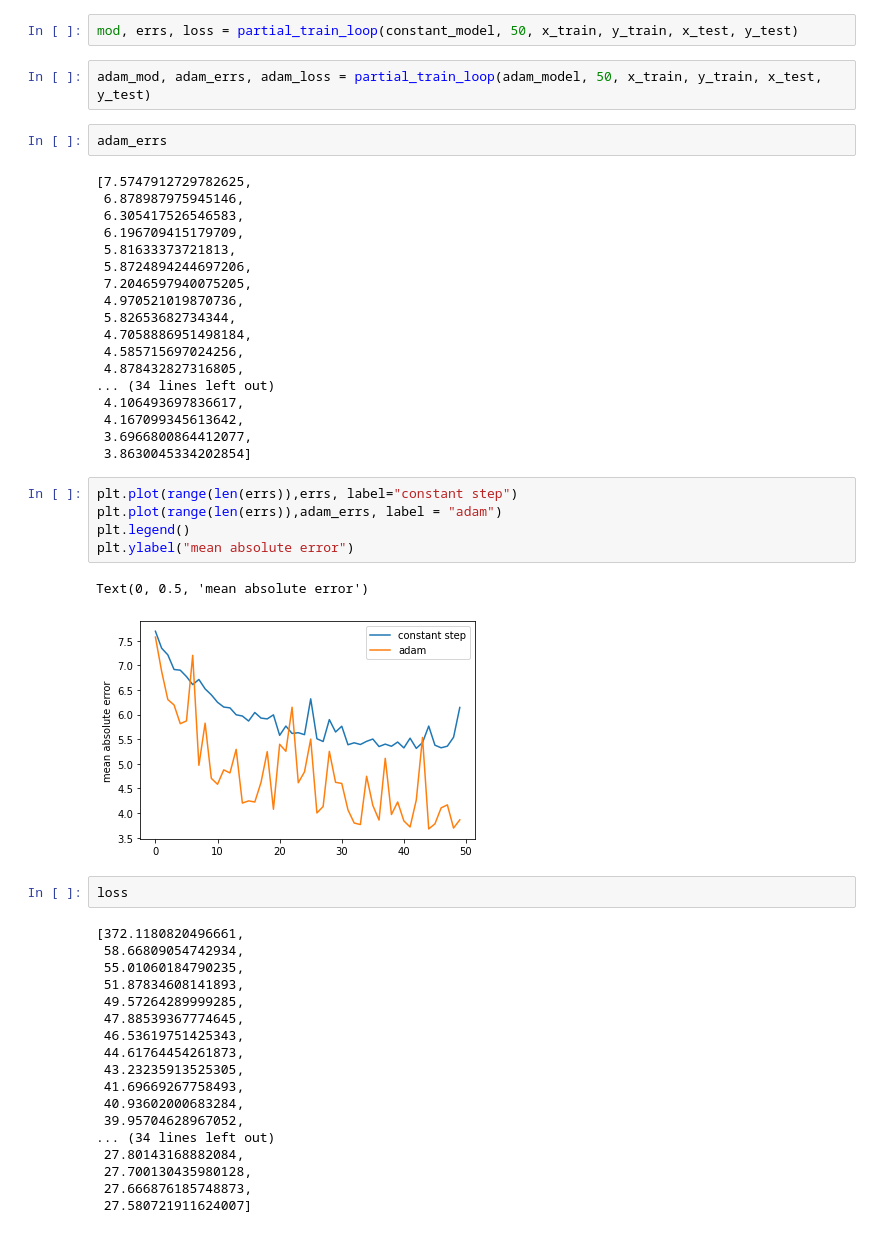
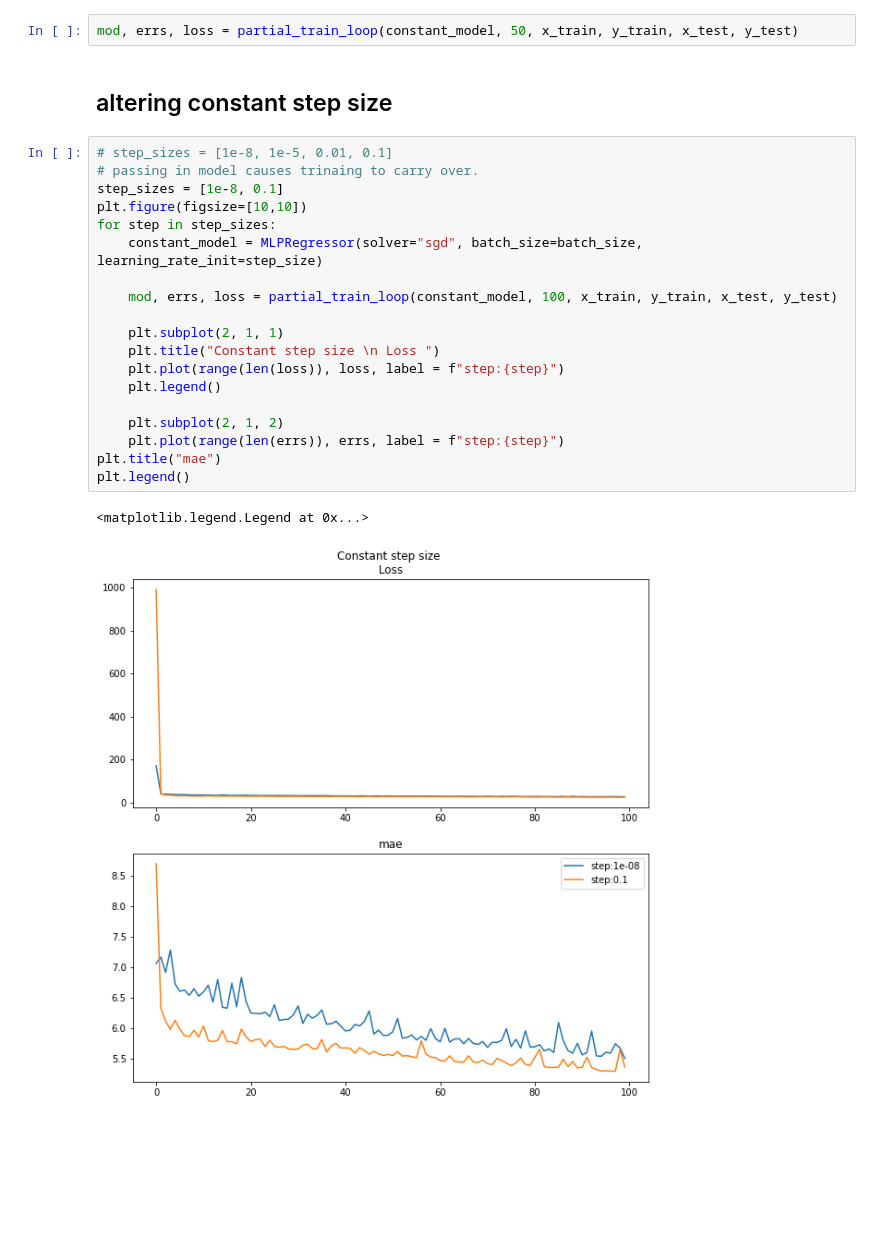
Before and after one commit to daltHub/optimisation_final, a Jupyter notebook: mlp_regression.ipynb, the cells around one changed output. Drawn from its saved outputs; the diff is of its cells as text; blank space fills up the shorter version.

```diff
--- a/mlp_regression.ipynb
+++ b/mlp_regression.ipynb
@@ -34,53 +34,27 @@ def partial_train_loop(model: sklearn.neural_network._multilayer_perceptron.MLPR
     return model, errors, losses
 # %%
 mod, errs, loss = partial_train_loop(constant_model, 50, x_train, y_train, x_test, y_test)
-# %%
-adam_mod, adam_errs, adam_loss = partial_train_loop(adam_model, 50, x_train, y_train, x_test, y_test)
-# %%
-adam_errs
-# %% [output]
-[7.5747912729782625,
- 6.878987975945146,
- 6.305417526546583,
- 6.196709415179709,
- 5.81633373721813,
- 5.8724894244697206,
- 7.2046597940075205,
- 4.970521019870736,
- 5.82653682734344,
- 4.7058886951498184,
- 4.585715697024256,
- 4.878432827316805,
-... (34 lines left out)
- 4.106493697836617,
- 4.167099345613642,
- 3.6966800864412077,
- 3.8630045334202854]
-# %%
-plt.plot(range(len(errs)),errs, label="constant step")
-plt.plot(range(len(errs)),adam_errs, label = "adam")
-plt.legend()
-plt.ylabel("mean absolute error")
-# %% [output]
-Text(0, 0.5, 'mean absolute error')
-[figure, removed]
-# %%
-loss
-# %% [output]
-[372.1180820496661,
- 58.66809054742934,
- 55.01060184790235,
- 51.87834608141893,
- 49.57264289999285,
- 47.88539367774645,
- 46.53619751425343,
- 44.61764454261873,
- 43.23235913525305,
- 41.69669267758493,
- 40.93602000683284,
- 39.95704628967052,
-... (34 lines left out)
- 27.80143168882084,
- 27.700130435980128,
- 27.666876185748873,
- 27.580721911624007]
+# %% [markdown]
+## altering constant step size
+# %%
+# step_sizes = [1e-8, 1e-5, 0.01, 0.1]
+# passing in model causes trinaing to carry over.
+step_sizes = [1e-8, 0.1]
+plt.figure(figsize=[10,10])
+for step in step_sizes:
+    constant_model = MLPRegressor(solver="sgd", batch_size=batch_size, learning_rate_init=step_size)
+
+    mod, errs, loss = partial_train_loop(constant_model, 100, x_train, y_train, x_test, y_test)
+
+    plt.subplot(2, 1, 1)
+    plt.title("Constant step size \n Loss ")
+    plt.plot(range(len(loss)), loss, label = f"step:{step}")
+    plt.legend()
+
+    plt.subplot(2, 1, 2)
+    plt.plot(range(len(errs)), errs, label = f"step:{step}")
+plt.title("mae")
+plt.legend()
+# %% [output]
+<matplotlib.legend.Legend at 0x...>
+[figure, added]
```
